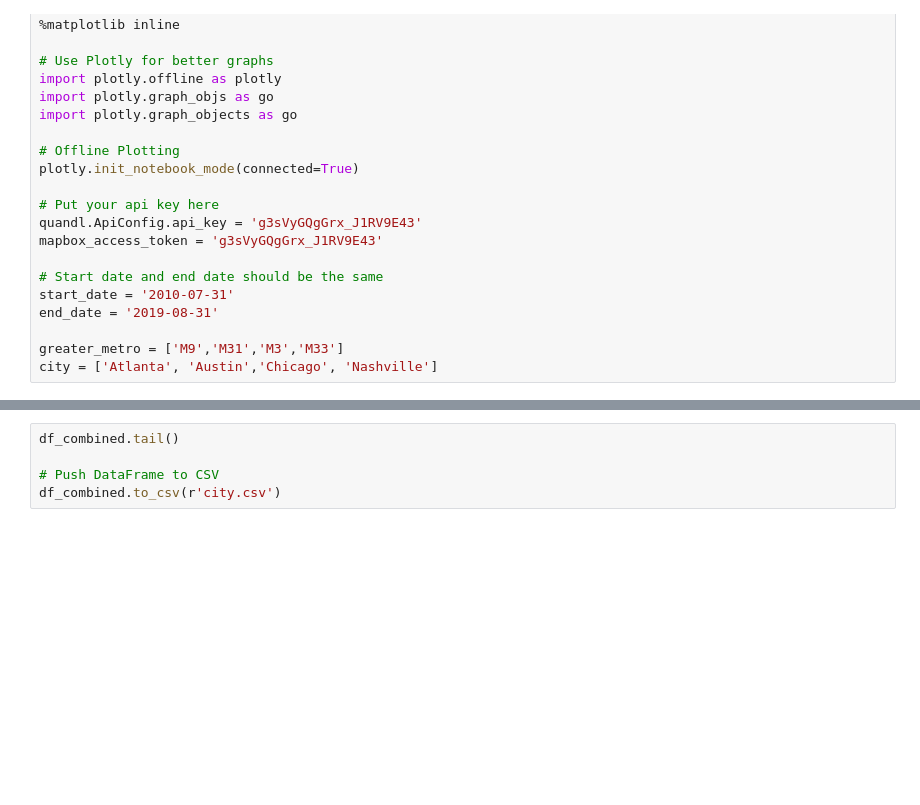
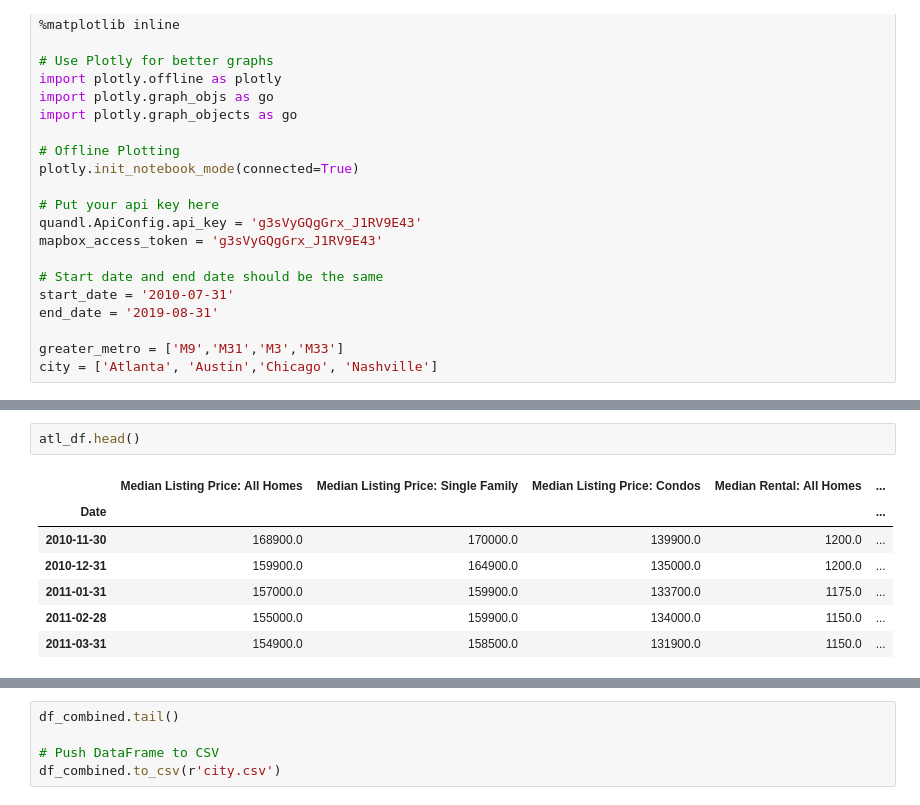
Before and after one commit to christinathip/project1, a Jupyter notebook: zillow.ipynb, the cells around one changed output, grey strips where cells are left out. Saved outputs shown, nothing was run; the diff lists cells and outputs as text; blank space fills up the shorter version.

```diff
--- a/zillow.ipynb
+++ b/zillow.ipynb
@@ -105,0 +88,10 @@ Date
+# %%
+atl_df.head()
+# %% [output]
+|  | Median Listing Price: All Homes | Median Listing Price: Single Family | Median Listing Price: Condos | Median Rental: All Homes | ... |
+| Date |  |  |  |  | ... |
+| 2010-11-30 | 168900.0 | 170000.0 | 139900.0 | 1200.0 | ... |
+| 2010-12-31 | 159900.0 | 164900.0 | 135000.0 | 1200.0 | ... |
+| 2011-01-31 | 157000.0 | 159900.0 | 133700.0 | 1175.0 | ... |
+| 2011-02-28 | 155000.0 | 159900.0 | 134000.0 | 1150.0 | ... |
+| 2011-03-31 | 154900.0 | 158500.0 | 131900.0 | 1150.0 | ... |
```
Also changed, not shown: parts of 8 cells of this notebook, 3 other files.
